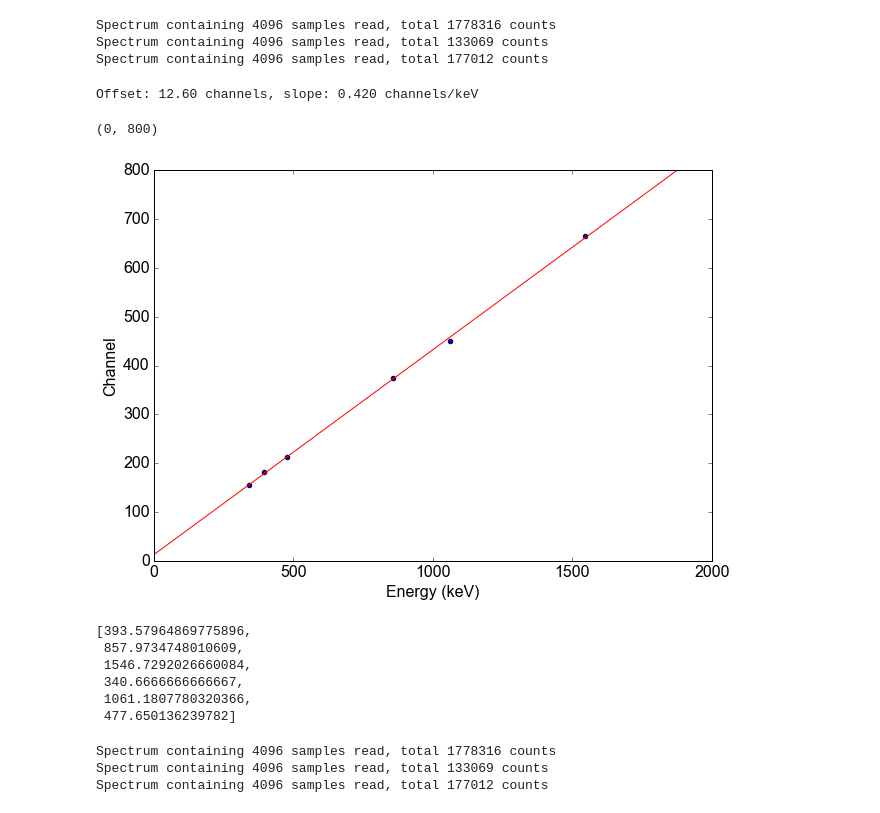
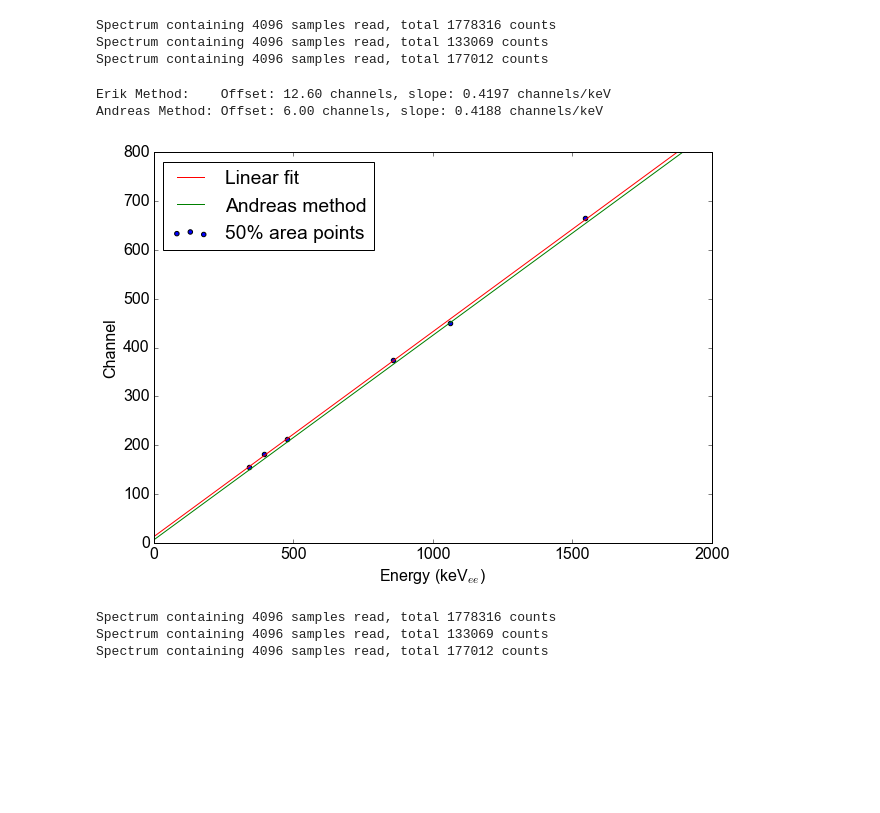
Before and after one commit to XENON1T/PTB, a Jupyter notebook: 03_2d_spectra.ipynb, the cells around one changed output. Cells and saved outputs as stored; diff of their text form; code cells hidden in the pictures; blank space fills up the shorter version.

```diff
--- a/03_2d_spectra.ipynb
+++ b/03_2d_spectra.ipynb
@@ -110,35 +115,35 @@ Spectrum containing 4096 samples read, total 177012 counts
 # Now perform the calibration based on linear fit
 from scipy.optimize import curve_fit
 p_scale, _ = curve_fit(poly_1, energy_list, fwhm_pos_list)
-print("Offset: %.2f channels, slope: %.3f channels/keV" % (p_scale[0], p_scale[1]))
+p_scale_and = [6, 1/4.775*2]
 
 # Invert relation
 p_scale_to_e = [- p_scale[0] / p_scale[1], 1 / p_scale[1]]
+p_scale_to_e_and = [- p_scale_and[0] / p_scale_and[1], 1 / p_scale_and[1]]
 # e_scale is the important list: it contains the energy in keV
 # This is basically the x axis for all our next plots!
 e_scale = np.array([poly_1(x, *p_scale_to_e) for x in range(4096)])
+e_scale_and = np.array([poly_1(x, *p_scale_to_e_and) for x in range(4096)])
+
+print("Erik Method:    Offset: %.2f channels, slope: %.4f channels/keV" % (p_scale[0], p_scale[1]))
+print("Andreas Method: Offset: %.2f channels, slope: %.4f channels/keV" % (p_scale_and[0], p_scale_and[1]))
 # %% [output]
-Offset: 12.60 channels, slope: 0.420 channels/keV
+Erik Method:    Offset: 12.60 channels, slope: 0.4197 channels/keV
+Andreas Method: Offset: 6.00 channels, slope: 0.4188 channels/keV
 # %%
 # Check out calibration
-plt.scatter(energy_list, fwhm_pos_list)
+plt.scatter(energy_list, fwhm_pos_list, label='50% area points')
 plt.plot(range(2000), [poly_1(x, *p_scale) for x in range(2000)], color='red', label='Linear fit')
-plt.xlabel('Energy (keV)')
+plt.plot(range(2000), [poly_1(x, *p_scale_and) for x in range(2000)], color='green', label='Andreas method')
+
+plt.xlabel('Energy (keV$_{ee}$)')
 plt.ylabel('Channel')
 plt.xlim(0,2000)
 plt.ylim(0,800)
+plt.legend(loc='upper left')
+plt.show()
 # %% [output]
-(0, 800)
-[figure, old version]
+[figure, new version]
-# %%
-energy_list
-# %% [output]
-[393.57964869775896,
- 857.9734748010609,
- 1546.7292026660084,
- 340.6666666666667,
- 1061.1807780320366,
- 477.650136239782]
 # %%
 # Now plot the spectra again, but include with correct x scale and the Compton edge energy
 my_colors = ['blue', 'green', 'red']
```
Also changed, not shown: parts of 24 cells of this notebook, 3 other files.
